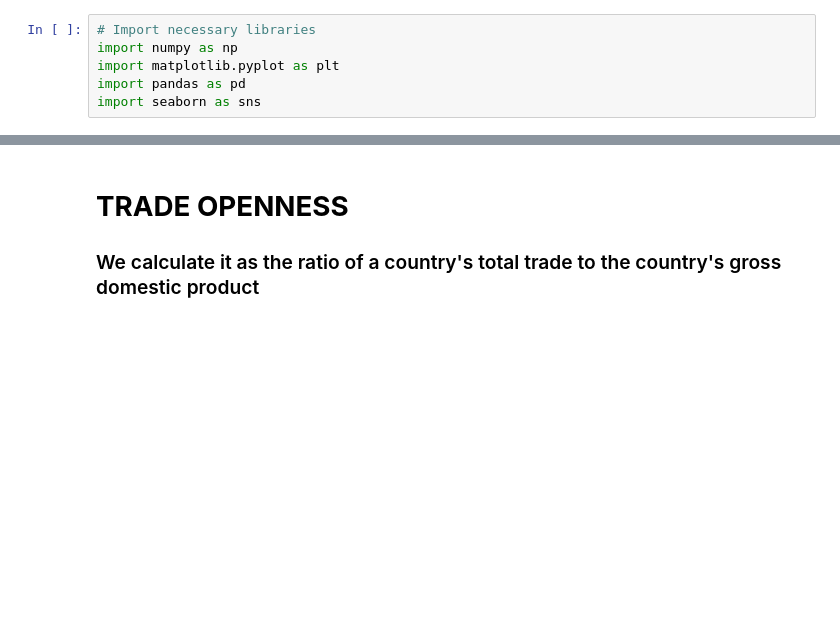
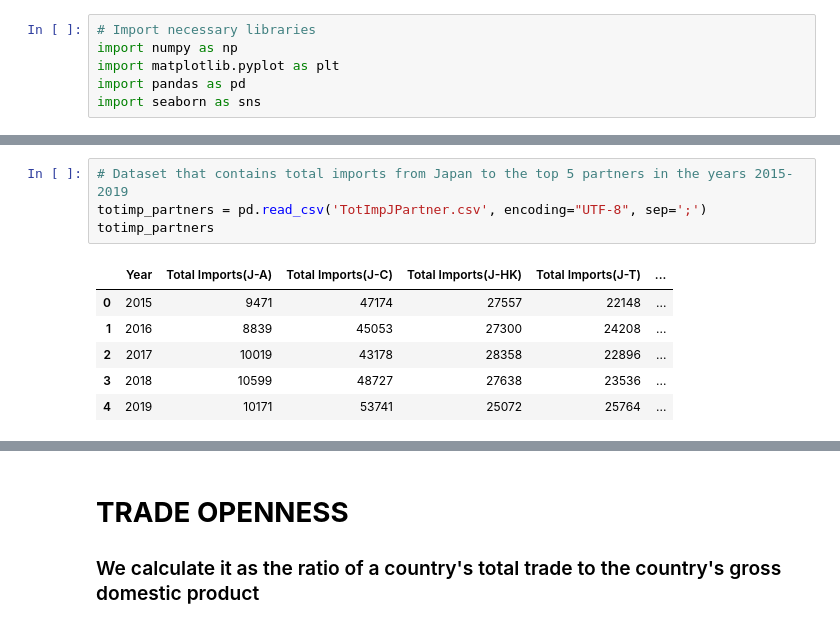
Before and after one commit to VeraCeccarelli/labpy, a Jupyter notebook: assignment.ipynb, the cells around one changed output, grey strips where cells are left out. Cells and saved outputs as stored; diff of their text form; blank space fills up the shorter version.

```diff
--- a/assignment.ipynb
+++ b/assignment.ipynb
@@ -9,0 +25,11 @@ import seaborn as sns
+# %%
+# Dataset that contains total imports from Japan to the top 5 partners in the years 2015-2019
+totimp_partners = pd.read_csv('TotImpJPartner.csv', encoding="UTF-8", sep=';')
+totimp_partners
+# %% [output]
+|  | Year | Total Imports(J-A) | Total Imports(J-C) | Total Imports(J-HK) | Total Imports(J-T) | ... |
+| 0 | 2015 | 9471 | 47174 | 27557 | 22148 | ... |
+| 1 | 2016 | 8839 | 45053 | 27300 | 24208 | ... |
+| 2 | 2017 | 10019 | 43178 | 28358 | 22896 | ... |
+| 3 | 2018 | 10599 | 48727 | 27638 | 23536 | ... |
+| 4 | 2019 | 10171 | 53741 | 25072 | 25764 | ... |
```
Also changed, not shown: parts of 15 cells of this notebook.
